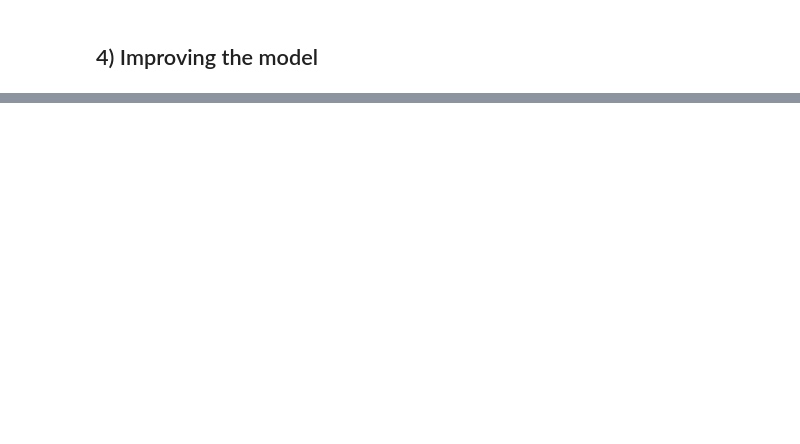
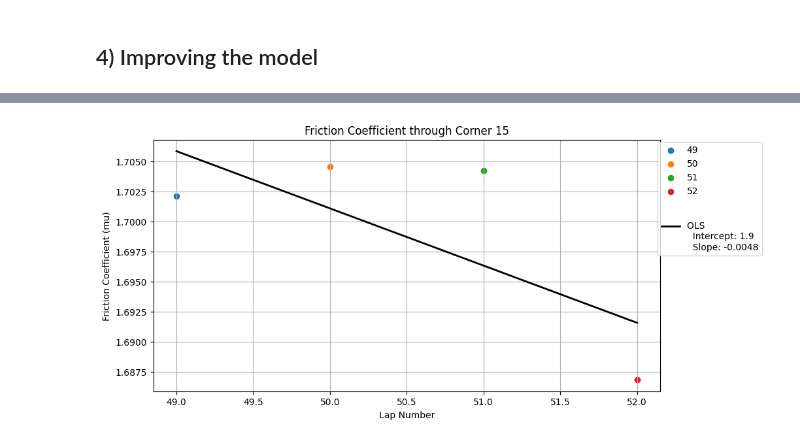
Before and after one commit to hishemok/PICUP, a Jupyter notebook: F1_friction/Friction.ipynb, the cells around one changed output, grey strips where cells are left out. Cells and saved outputs as stored; diff of their text form; code cells hidden in the pictures; blank space fills up the shorter version.

```diff
--- a/F1_friction/Friction.ipynb
+++ b/F1_friction/Friction.ipynb
@@ -270,0 +355,24 @@ plt.show()
+# %%
+plt.figure(figsize=(10, 5))
+for lap in Lap_number:
+    average_velocity = 0
+    for i, racer in enumerate(Racers):
+        start, end = start_end_indices(data, racer, lap, start_of_corner_15, end_of_corner_15)
+        average_velocity += np.mean(data[racer][lap]['velocity'][start:end+1])
+    average_velocity /= len(Racers)
+    plt.scatter(int(lap), calculate_mu_new(average_velocity, r, g, C_D, m), label=lap)
+
+
+laps = np.array(Lap_number, dtype=int)
+
+plt.plot(laps, beta[0] + beta[1] * laps, color='black',label=f'\n\nOLS \n  Intercept: {beta[0]:.2g}\n  Slope: {beta[1]:.2g}', linewidth=2)
+
+
+plt.xlabel("Lap Number")
+plt.ylabel("Friction Coefficient (mu)")
+plt.title("Friction Coefficient through Corner 15")
+plt.legend(ncol=1, bbox_to_anchor=(1.21, 1.01))
+plt.grid()
+plt.show()
+# %% [output]
+[figure, added]
```
Also changed, not shown: parts of 10 cells of this notebook, 6 other files.
